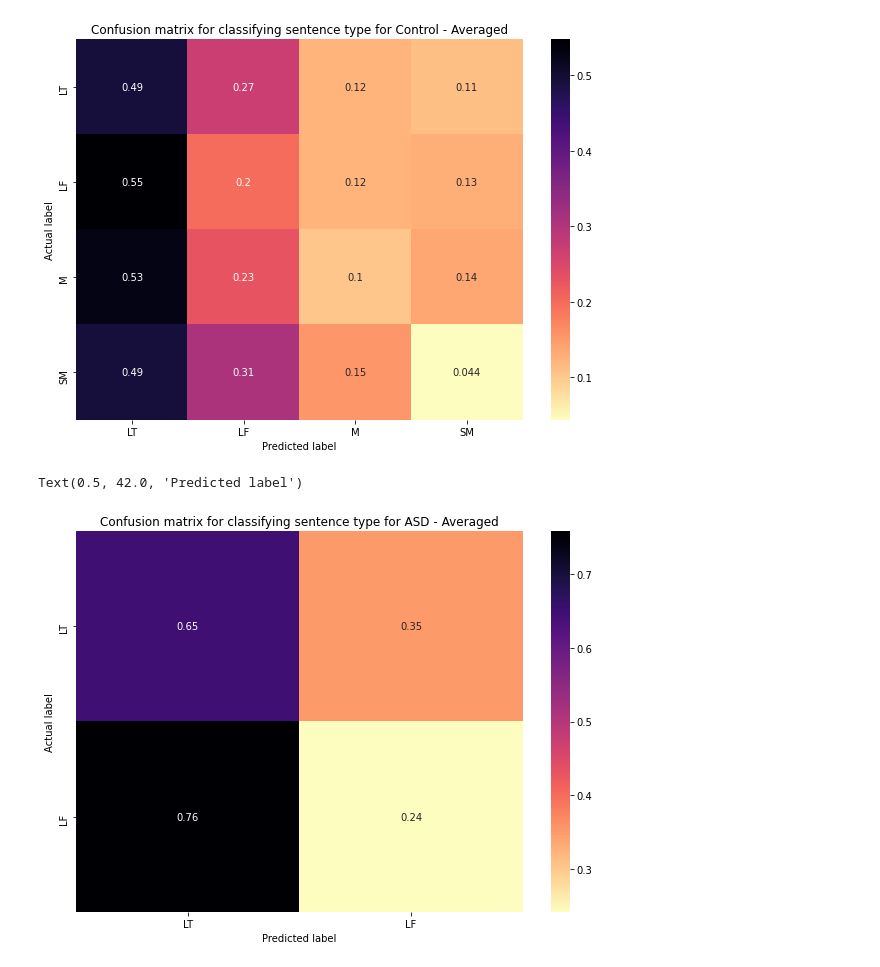
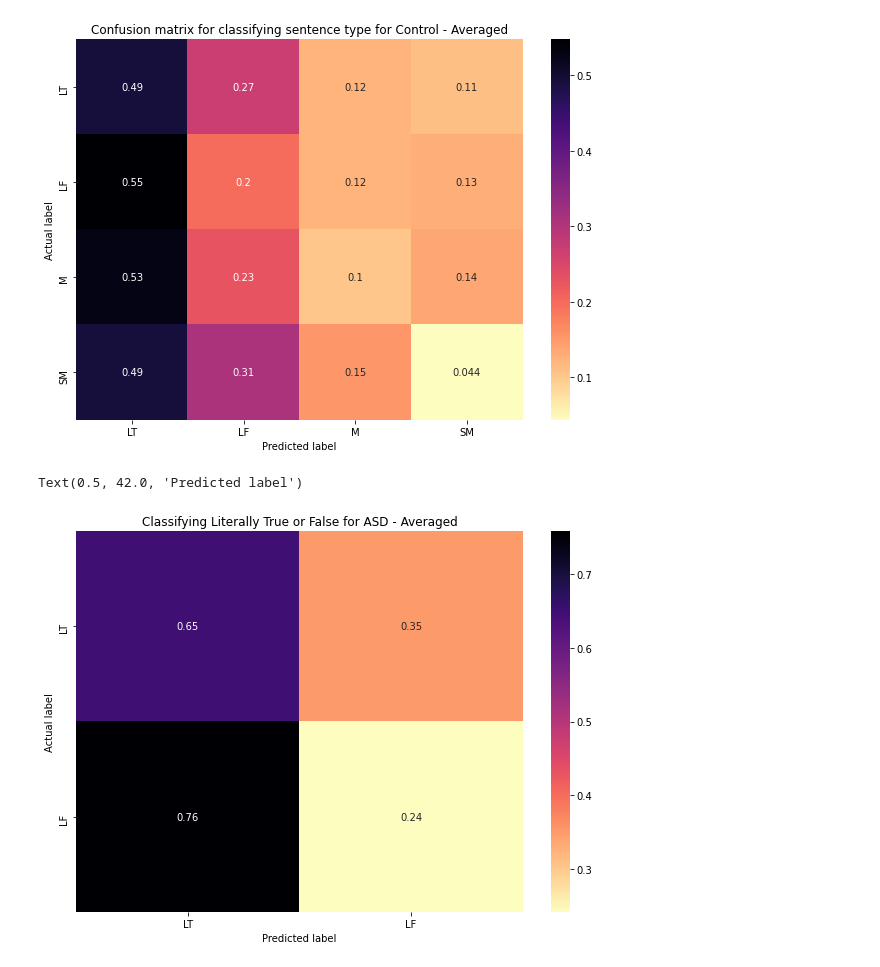
Before and after one commit to varshini-prakash/thesis_glucksberg, a Jupyter notebook: averaged_confusion_matrix.ipynb, the cells around one changed output. Drawn from its saved outputs; the diff is of its cells as text; code cells hidden in the pictures.

Commit message:
plotting averaged CMs

```diff
--- a/averaged_confusion_matrix.ipynb
+++ b/averaged_confusion_matrix.ipynb
@@ -114,14 +114,14 @@ ASD_avg, Control_avg = avg_cm_two_by_two(ASD_cm), avg_cm_two_by_two(Control_cm)
 # %%
 df_cm = pd.DataFrame(ASD_avg, index = [i for i in ['LT','LF']],
                   columns = [i for i in ['LT','LF']])
 plt.figure(figsize = (10,7))
 sns.heatmap(df_cm, annot=True, cmap="magma_r")
-plt.title('Confusion matrix for classifying sentence type for ASD - Averaged')
+plt.title('Classifying Literally True or False for ASD - Averaged')
 plt.ylabel('Actual label')
 plt.xlabel('Predicted label')
 # %% [output]
 Text(0.5, 42.0, 'Predicted label')
-[figure, old version]
+[figure, new version]
 # %%
 df_cm = pd.DataFrame(Control_avg, index = [i for i in ['LT','LF']],
                   columns = [i for i in ['LT','LF']])
```
Also changed, not shown: parts of 1 cell of this notebook.
